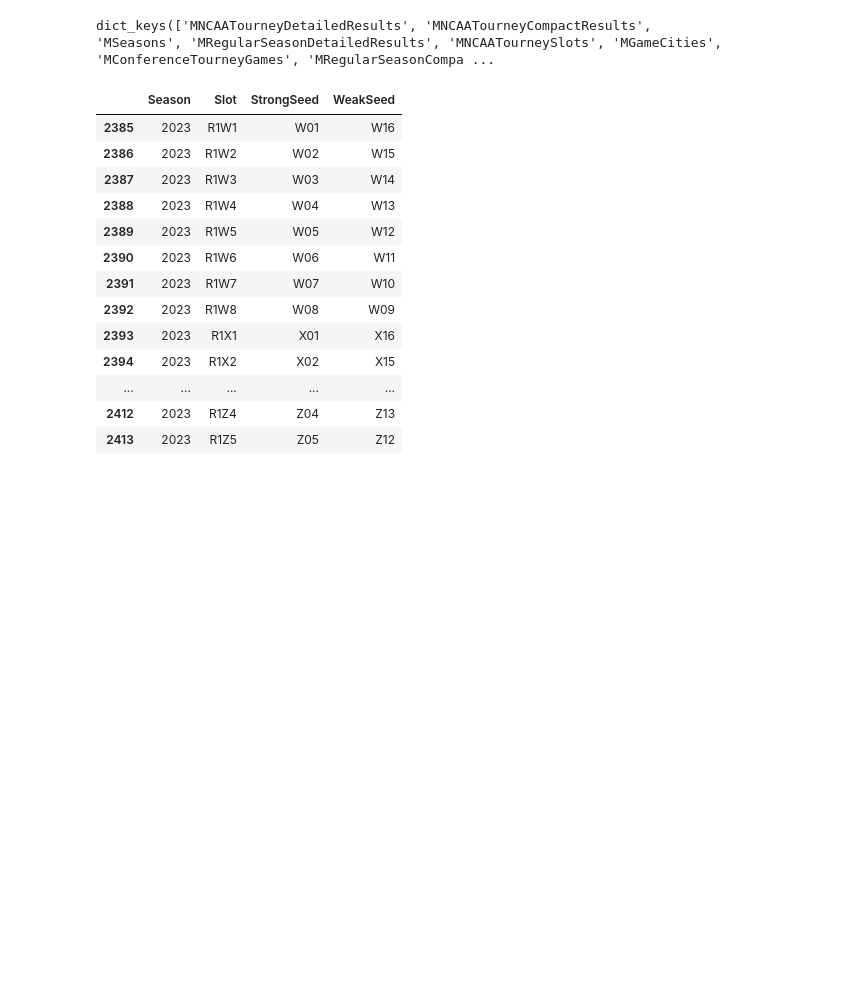
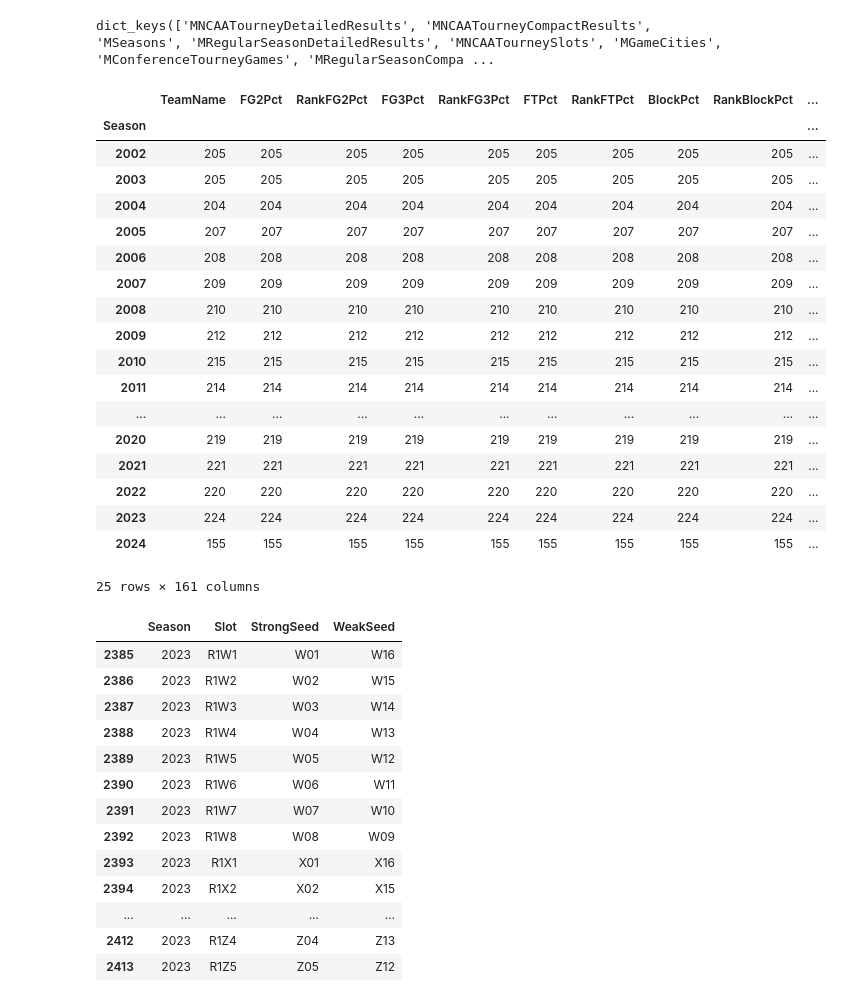
Before and after one commit to taylorlast/march_madness_2024, a Jupyter notebook: src/mm-code.ipynb, the cells around one changed output. Saved outputs shown, nothing was run; the diff lists cells and outputs as text; code cells hidden in the pictures; blank space fills up the shorter version.

Commit message:
adding kenpom to code

```diff
--- a/src/mm-code.ipynb
+++ b/src/mm-code.ipynb
@@ -94,6 +94,34 @@ for k, v in data.items():
 mens_data.keys()
 # %% [output]
 dict_keys(['MNCAATourneyDetailedResults', 'MNCAATourneyCompactResults', 'MSeasons', 'MRegularSeasonDetailedResults', 'MNCAATourneySlots', 'MGameCities', 'MConferenceTourneyGames', 'MRegularSeasonCompa ...
+# %%
+kenpom_df = pd.merge(
+    pd.read_csv("../data/kenpom/kenpom_all.csv"),
+    data["MTeams"][["TeamID", "TeamName"]],
+    on ="TeamName"
+)
+# %%
+kenpom_df.groupby("Season").count()
+# %% [output]
+|  | TeamName | FG2Pct | RankFG2Pct | FG3Pct | RankFG3Pct | FTPct | RankFTPct | BlockPct | RankBlockPct | ... |
+| Season |  |  |  |  |  |  |  |  |  | ... |
+| 2002 | 205 | 205 | 205 | 205 | 205 | 205 | 205 | 205 | 205 | ... |
+| 2003 | 205 | 205 | 205 | 205 | 205 | 205 | 205 | 205 | 205 | ... |
+| 2004 | 204 | 204 | 204 | 204 | 204 | 204 | 204 | 204 | 204 | ... |
+| 2005 | 207 | 207 | 207 | 207 | 207 | 207 | 207 | 207 | 207 | ... |
+| 2006 | 208 | 208 | 208 | 208 | 208 | 208 | 208 | 208 | 208 | ... |
+| 2007 | 209 | 209 | 209 | 209 | 209 | 209 | 209 | 209 | 209 | ... |
+| 2008 | 210 | 210 | 210 | 210 | 210 | 210 | 210 | 210 | 210 | ... |
+| 2009 | 212 | 212 | 212 | 212 | 212 | 212 | 212 | 212 | 212 | ... |
+| 2010 | 215 | 215 | 215 | 215 | 215 | 215 | 215 | 215 | 215 | ... |
+| 2011 | 214 | 214 | 214 | 214 | 214 | 214 | 214 | 214 | 214 | ... |
+| ... | ... | ... | ... | ... | ... | ... | ... | ... | ... | ... |
+| 2020 | 219 | 219 | 219 | 219 | 219 | 219 | 219 | 219 | 219 | ... |
+| 2021 | 221 | 221 | 221 | 221 | 221 | 221 | 221 | 221 | 221 | ... |
+| 2022 | 220 | 220 | 220 | 220 | 220 | 220 | 220 | 220 | 220 | ... |
+| 2023 | 224 | 224 | 224 | 224 | 224 | 224 | 224 | 224 | 224 | ... |
+| 2024 | 155 | 155 | 155 | 155 | 155 | 155 | 155 | 155 | 155 | ... |
+25 rows × 161 columns
 # %%
 with pd.option_context('display.max_rows', None, 'display.max_columns', None):  # more options can be specified also
     display(
```
Also changed, not shown: parts of 9 cells of this notebook, 2 other files.
